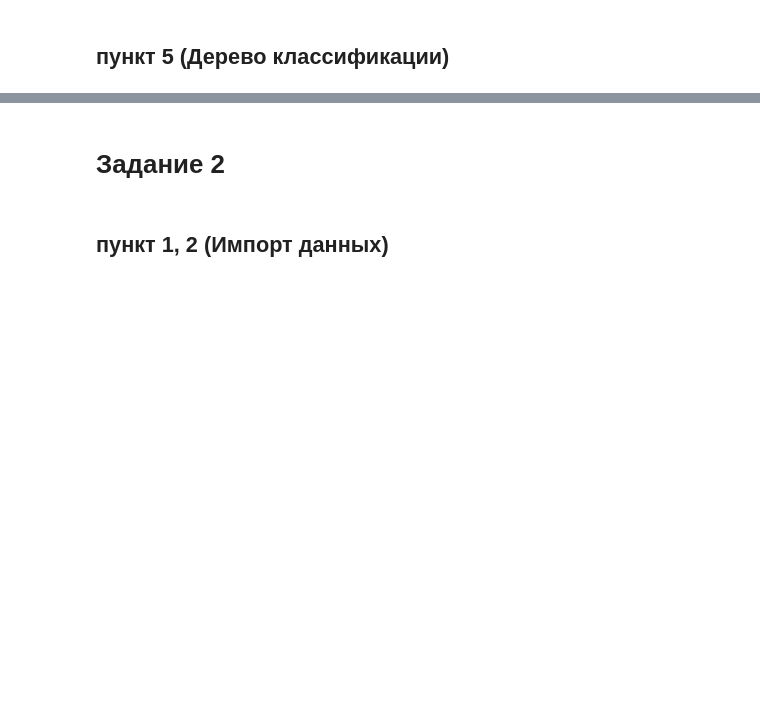
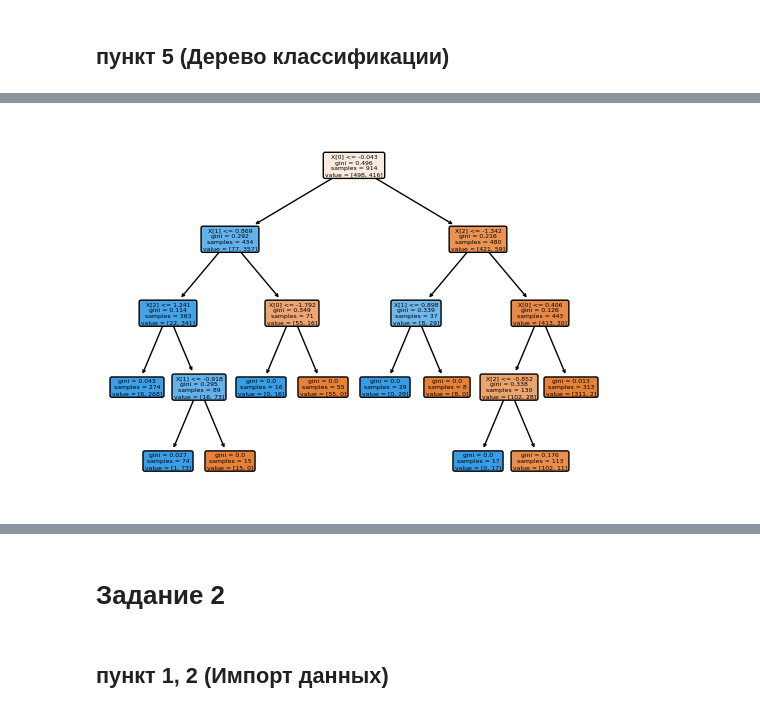
Before and after one commit to ForwardMoth/stdb_lab, a Jupyter notebook: lab7/lab7.ipynb, the cells around one changed output, grey strips where cells are left out. Drawn from its saved outputs; the diff is of its cells as text; code cells hidden in the pictures; blank space fills up the shorter version.

```diff
--- a/lab7/lab7.ipynb
+++ b/lab7/lab7.ipynb
@@ -35,0 +117,4 @@ array([0, 1], dtype=int64)
+# %%
+MakingTree('gini', 0.01)
+# %% [output]
+[figure, added]
```
Also changed, not shown: parts of 32 cells of this notebook, 2 other files.
